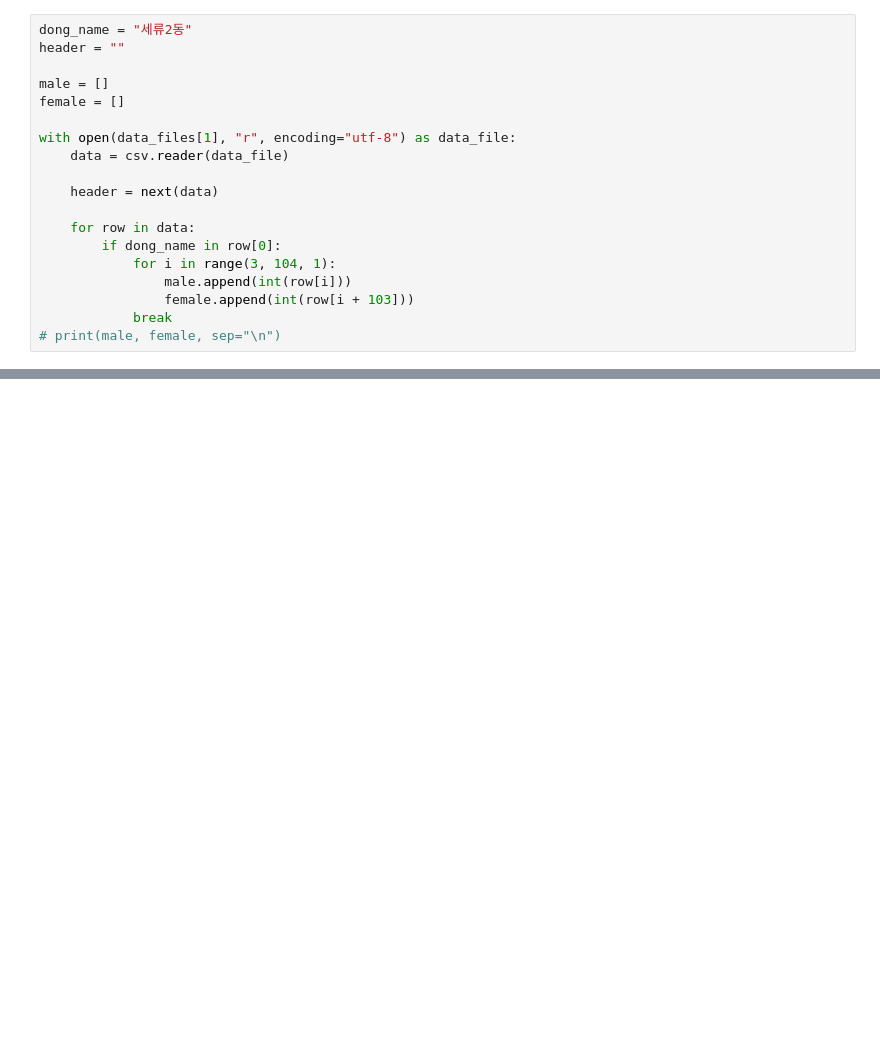
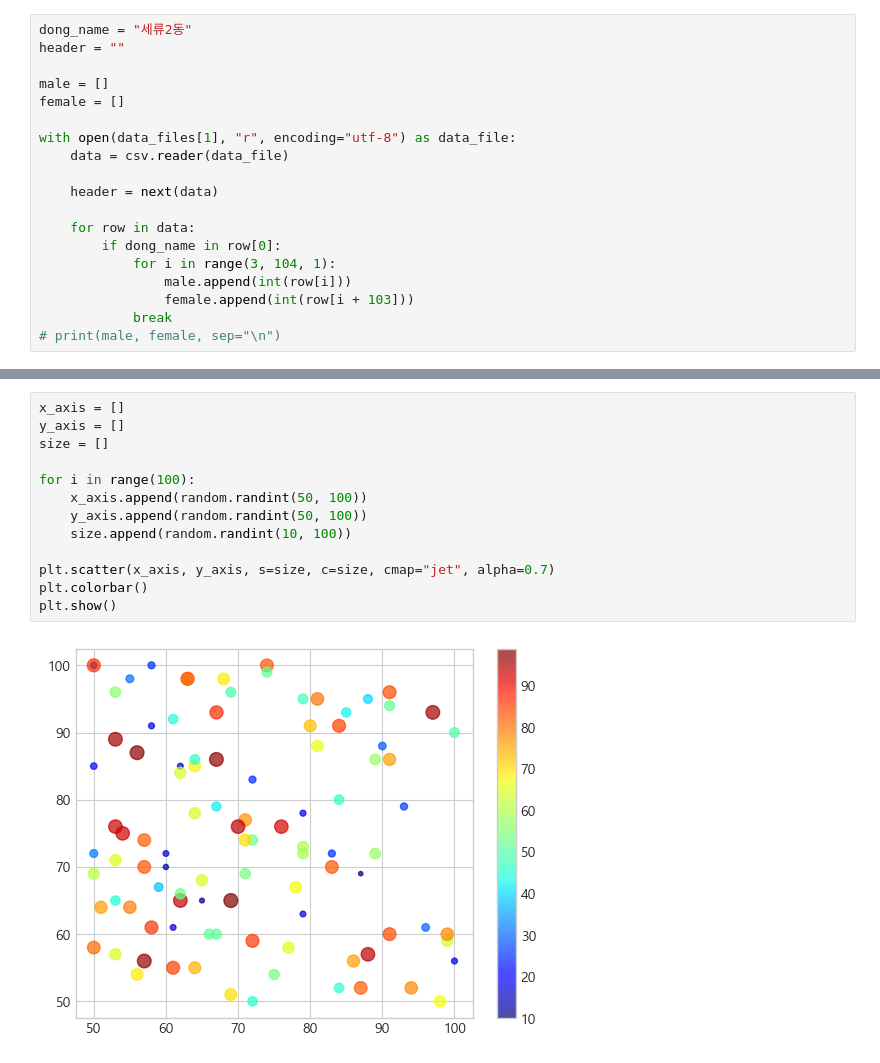
Before and after one commit to byulrim/anal-data-app, a Jupyter notebook: studies/dataanalysis/unit10_01.ipynb, the cells around one changed output, grey strips where cells are left out. Drawn from its saved outputs; the diff is of its cells as text; blank space fills up the shorter version.

```diff
--- a/studies/dataanalysis/unit10_01.ipynb
+++ b/studies/dataanalysis/unit10_01.ipynb
@@ -74,0 +128,15 @@ plt.show()
+# %%
+x_axis = []
+y_axis = []
+size = []
+
+for i in range(100):
+    x_axis.append(random.randint(50, 100))
+    y_axis.append(random.randint(50, 100))
+    size.append(random.randint(10, 100))
+
+plt.scatter(x_axis, y_axis, s=size, c=size, cmap="jet", alpha=0.7)
+plt.colorbar()
+plt.show()
+# %% [output]
+[figure, added]
```
Also changed, not shown: parts of 8 cells of this notebook.
